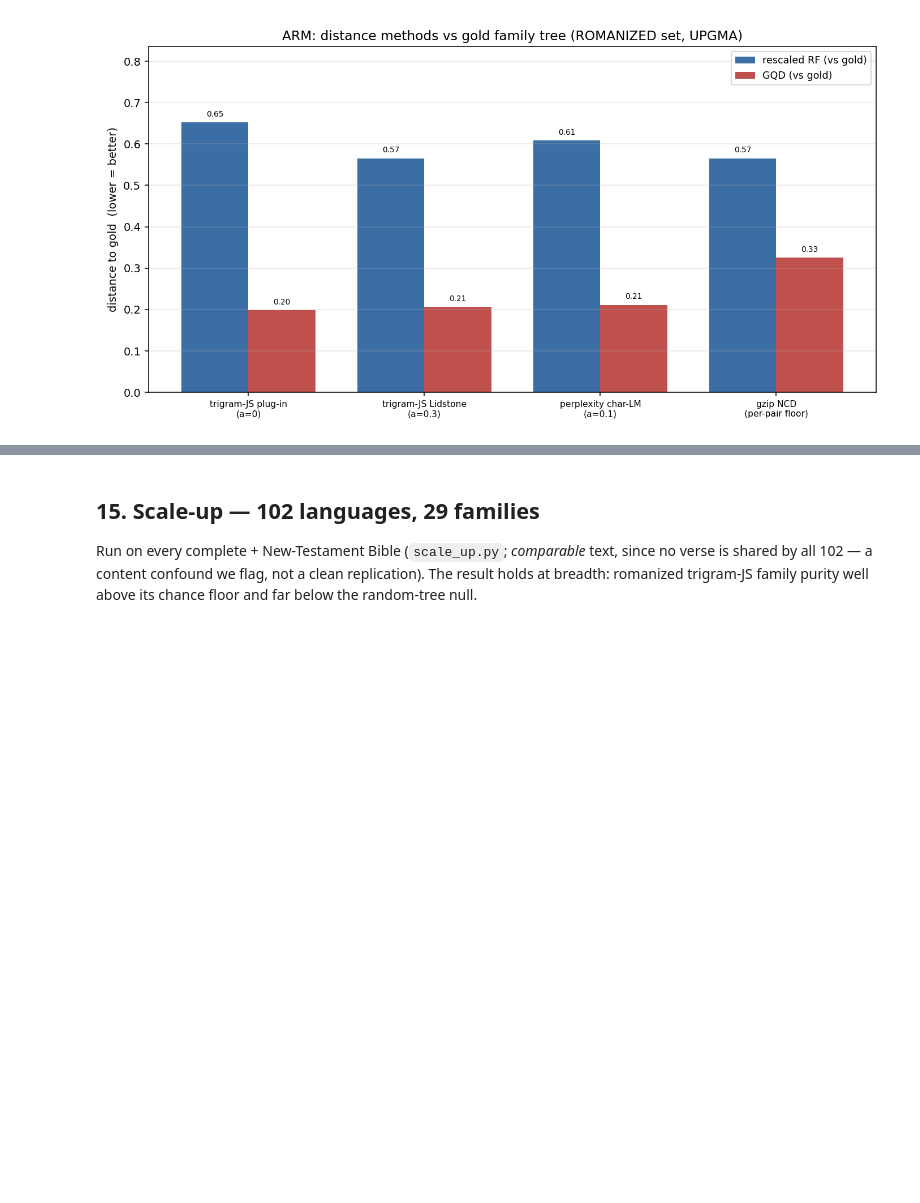
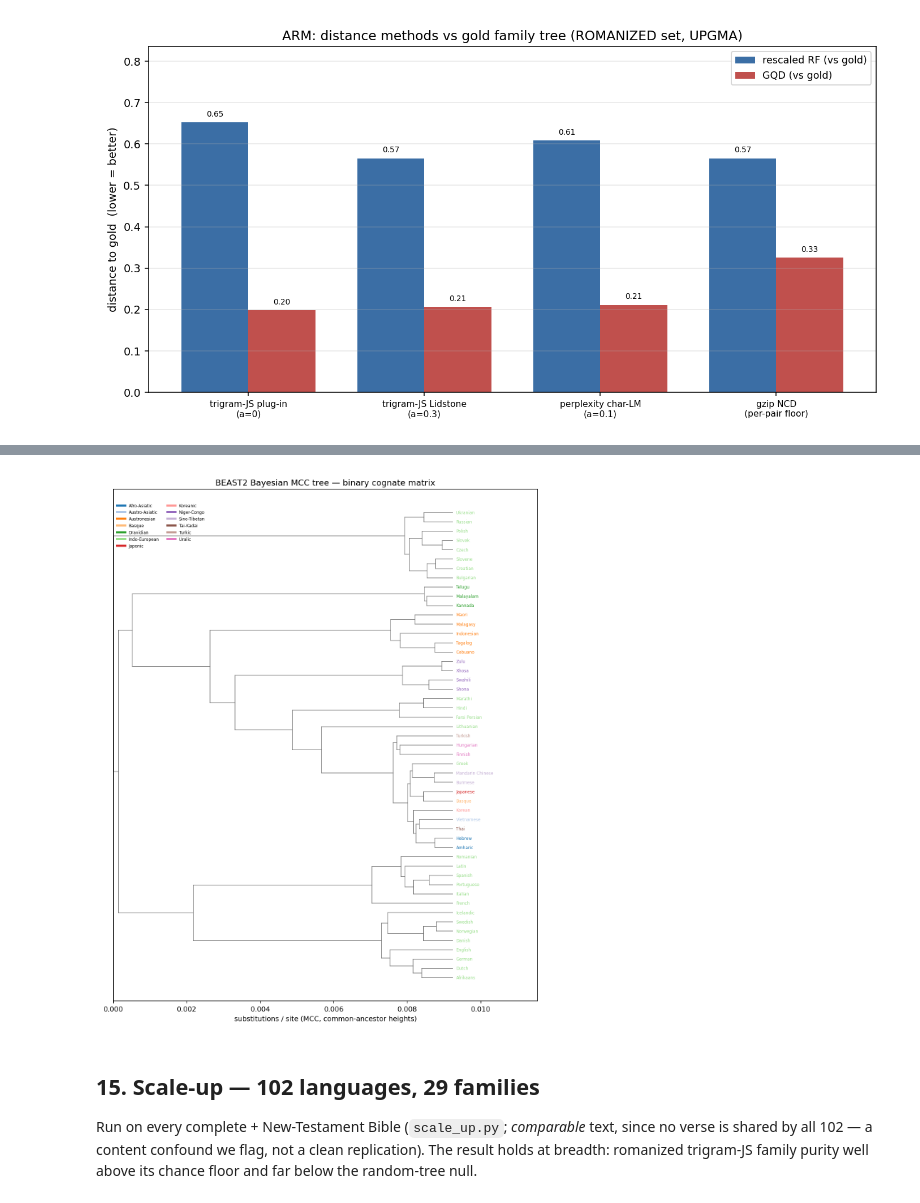
Before and after one commit to opalsaints/language-family-trees, a Jupyter notebook: LanguageTrees.ipynb, the cells around one changed output, grey strips where cells are left out. Cells and saved outputs as stored; diff of their text form; code cells hidden in the pictures; blank space fills up the shorter version.

```diff
--- a/LanguageTrees.ipynb
+++ b/LanguageTrees.ipynb
@@ -438,3 +450,7 @@ show_fig("neighbornet.png")
+# %%
+show_fig("beast_mcc_tree.png")
+# %% [output]
+[figure, added]
 # %% [markdown]
 ## 15. Scale-up — 102 languages, 29 families
 
```
Also changed, not shown: parts of 9 cells of this notebook, 24 other files.
